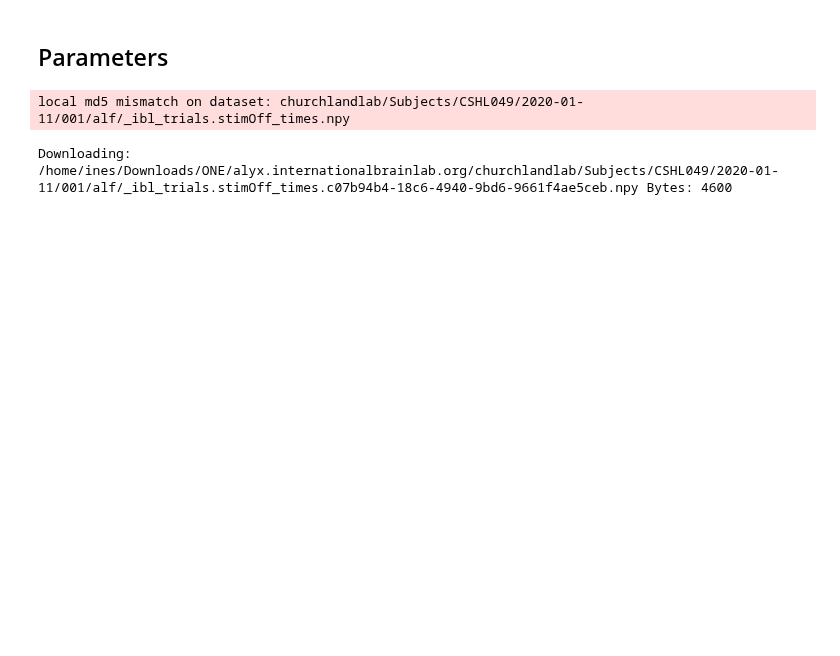
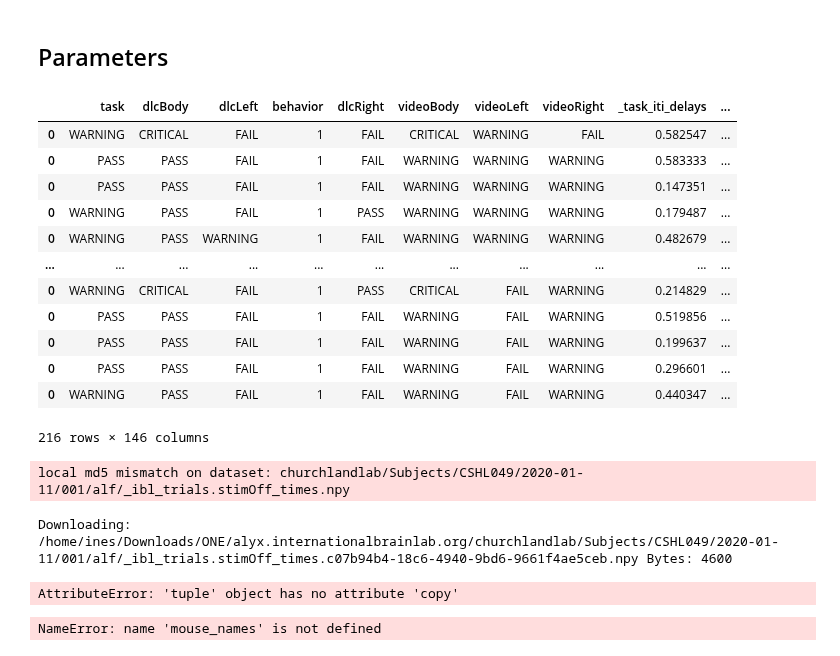
Before and after one commit to ineslaranjeira/representation_learning_variability, a Jupyter notebook: Models/Sub-trial/1_preprocess_data/proficient/B_preprocess_data.ipynb, the cells around one changed output. Drawn from its saved outputs; the diff is of its cells as text; code cells hidden in the pictures; blank space fills up the shorter version.

Commit message:
Adjusted code to handle data without binning

```diff
--- a/Models/Sub-trial/1_preprocess_data/proficient/B_preprocess_data.ipynb
+++ b/Models/Sub-trial/1_preprocess_data/proficient/B_preprocess_data.ipynb
@@ -29,6 +35,64 @@ multiplier = 1/bin_size
 
 event_type_list = ['goCueTrigger_times']  # , 'feedback_times', 'firstMovement_times'
 event_type_name = ['Go cue']  # , 'Feedback time', 'First movement onset'
+# %%
+data_file = "preprocessed_data_v5_01-17-2025"
+
+if data_file == "preprocessed_data_v4_170724":
+    use_sets = [['avg_wheel_vel'], ['Lick count'], ['whisker_me'],
+                ['left_X', 'left_Y', 'right_X', 'right_Y'], ['nose_X', 'nose_Y']]
+    var_interest_map = ['avg_wheel_vel', 'Lick count', 'whisker_me', 'left_X', 'nose_X']
+    idx_init_list = [0, 1, 2, 3, 7]
+    idx_end_list = [1, 2, 3, 7, 9]
+
+    # Load preprocessed data
+    prepro_results_path =  '/home/ines/repositories/representation_learning_variability/DATA/Sub-trial/Results/90_trials/' + str(bin_size) + '/'
+    idxs, mouse_names, matrix_all, matrix_all_unnorm, session_all = pickle.load(open(prepro_results_path + data_file, "rb"))
+    collapsed_matrices, collapsed_unnorm, collapsed_trials = concatenate_sessions (mouse_names, matrix_all, matrix_all_unnorm, session_all)
+
+elif data_file == "preprocessed_data_v4_171224_alltrials":
+    use_sets = [['avg_wheel_vel'], ['whisker_me'], ['Lick count']]
+    var_interest_map = ['avg_wheel_vel', 'whisker_me', 'Lick count']
+    idx_init_list = [0, 1, 2]
+    idx_end_list = [1, 2, 3]
+
+    # Load preprocessed data
+    prepro_results_path =  '/home/ines/repositories/representation_learning_variability/DATA/Sub-trial/Results/' + str(bin_size) + '/'
+    idxs, mouse_names, matrix_all, matrix_all_unnorm, session_all = pickle.load(open(prepro_results_path + data_file, "rb"))
+    collapsed_matrices, collapsed_unnorm, collapsed_trials = concatenate_sessions (mouse_names, matrix_all, matrix_all_unnorm, session_all)
+
+elif data_file == "preprocessed_data_v5_01-17-2025":
+    use_sets = [['avg_wheel_vel'], ['whisker_me'], ['Lick count'], ['0.25', '0.5',
+       '1.0', '2.0', '4.0', '8.0', '16.0']]
+    var_interest_map = ['avg_wheel_vel', 'whisker_me', 'Lick count', '0.25', '0.5',
+       '1.0', '2.0', '4.0', '8.0', '16.0']
+    idx_init_list = [0, 1, 2, 3]
+    idx_end_list = [1, 2, 3, 9]
+
+    # Load preprocessed data
+    prepro_results_path =  '/home/ines/repositories/representation_learning_variability/DATA/Sub-trial/Results/' + str(bin_size) + '/'
+    filename = prepro_results_path + data_file
+    idxs, mouse_names, matrix_all, matrix_all_unnorm, session_all = pickle.load(open(filename, "rb"))
+    collapsed_matrices, collapsed_unnorm, collapsed_trials = concatenate_sessions (mouse_names, matrix_all, matrix_all_unnorm, session_all)
+# %%
+# Load preprocessed data
+results_path = '/home/ines/repositories/representation_learning_variability/Video and wheel/Video QC/'
+filename = str(results_path + 'custom_qc01-07-2025')
+custom_qc = pickle.load(open(filename, "rb"))
+# %% [output]
+|  | task | dlcBody | dlcLeft | behavior | dlcRight | videoBody | videoLeft | videoRight | _task_iti_delays | ... |
+| 0 | WARNING | CRITICAL | FAIL | 1 | FAIL | CRITICAL | WARNING | FAIL | 0.582547 | ... |
+| 0 | PASS | PASS | FAIL | 1 | FAIL | WARNING | WARNING | WARNING | 0.583333 | ... |
+| 0 | PASS | PASS | FAIL | 1 | FAIL | WARNING | WARNING | WARNING | 0.147351 | ... |
+| 0 | WARNING | PASS | FAIL | 1 | PASS | WARNING | WARNING | WARNING | 0.179487 | ... |
+| 0 | WARNING | PASS | WARNING | 1 | FAIL | WARNING | WARNING | WARNING | 0.482679 | ... |
+| ... | ... | ... | ... | ... | ... | ... | ... | ... | ... | ... |
+| 0 | WARNING | CRITICAL | FAIL | 1 | PASS | CRITICAL | FAIL | WARNING | 0.214829 | ... |
+| 0 | PASS | PASS | FAIL | 1 | FAIL | WARNING | FAIL | WARNING | 0.519856 | ... |
+| 0 | PASS | PASS | FAIL | 1 | FAIL | WARNING | FAIL | WARNING | 0.199637 | ... |
+| 0 | PASS | PASS | FAIL | 1 | FAIL | WARNING | FAIL | WARNING | 0.296601 | ... |
+| 0 | WARNING | PASS | FAIL | 1 | FAIL | WARNING | FAIL | WARNING | 0.440347 | ... |
+216 rows × 146 columns
 # %%
 data_path_v1 =  '/home/ines/repositories/representation_learning_variability/DATA/Sub-trial/Design matrix/' + 'v1/' + str(bin_size) + '/'
 data_path_v2 =  '/home/ines/repositories/representation_learning_variability/DATA/Sub-trial/Design matrix/' + 'v2_3Nov2023/' + str(bin_size) + '/'
@@ -66,4 +134,5 @@ elif data_path == data_path_v4:
 # %%
+
 pre_custom_qc = False
 first_90 = False
 
@@ -77,20 +146,28 @@ if pre_custom_qc:
        #        'left_X', 'left_Y', 'right_X', 'right_Y', 'nose_X', 'nose_Y']
        idxs, mouse_names = idxs_from_files_pre_custom_qc(one, design_matrices, frame_rate, data_path, bin_size)
        matrix_all, matrix_all_unnorm, session_all = prepro_design_matrix(one, idxs, mouse_names,
-                                                                      bin_size, var_names, data_path, first_90)
+                                                                      bin_size, multiplier, var_names, data_path, first_90)
 else:
        idxs, mouse_names = idxs_from_files(design_matrices, bin_size)
        matrix_all, matrix_all_unnorm, session_all = prepro_design_matrix(one, idxs, mouse_names,
-                                                                      bin_size, var_names, data_path, first_90)
+                                                                      bin_size, multiplier, var_names, data_path, first_90)
 
 
 # Save
 to_save = idxs, mouse_names, matrix_all, matrix_all_unnorm, session_all
 
-# Save most_likely_states
-prepro_results_path =  '/home/ines/repositories/representation_learning_variability/DATA/Sub-trial/Results/' + str(bin_size) + '/'
-os.chdir(prepro_results_path)
-pickle.dump(to_save, open("preprocessed_data_v4_171224_alltrials", "wb"))
+
+file_to_save = to_save
+filename = "preprocessed_data_v5_"
+save_path =  '/home/ines/repositories/representation_learning_variability/DATA/Sub-trial/Results/' + str(bin_size) + '/'
+file_format = 'pickle'
+script_name = 'B_preprocess_data.ipynb'
+metadata = save_and_log(file_to_save, filename, file_format, save_path, script_name)
 # %% [output]
 local md5 mismatch on dataset: churchlandlab/Subjects/CSHL049/2020-01-11/001/alf/_ibl_trials.stimOff_times.npy
 Downloading: /home/ines/Downloads/ONE/alyx.internationalbrainlab.org/churchlandlab/Subjects/CSHL049/2020-01-11/001/alf/_ibl_trials.stimOff_times.c07b94b4-18c6-4940-9bd6-9661f4ae5ceb.npy Bytes: 4600
+AttributeError: 'tuple' object has no attribute 'copy'
+# %%
+mouse_names
+# %% [output]
+NameError: name 'mouse_names' is not defined
```
Also changed, not shown: parts of 4 cells of this notebook, 3 other files.
